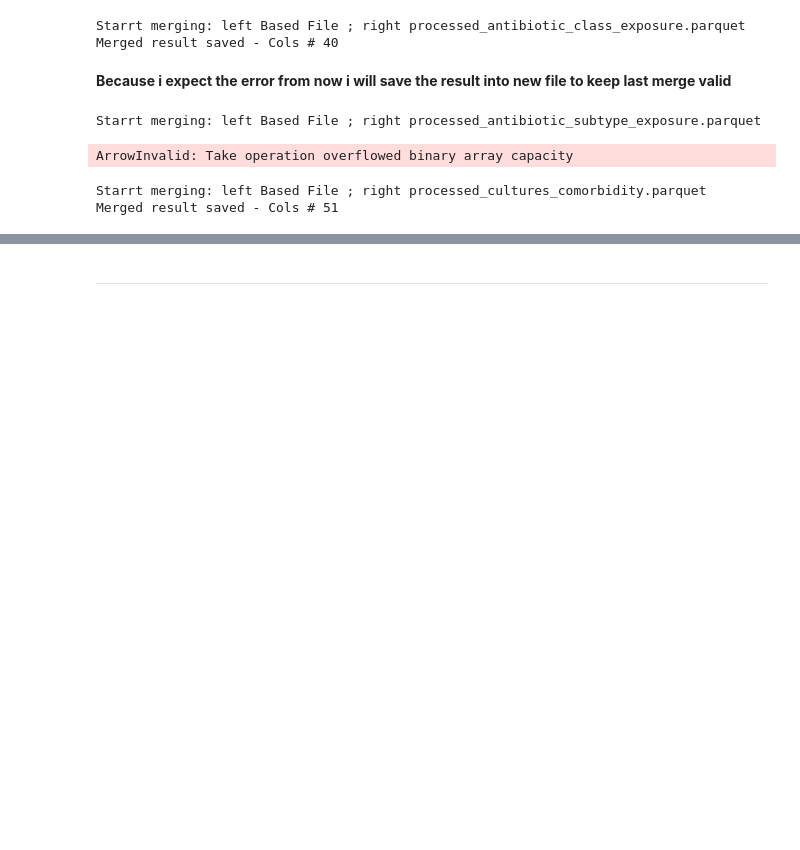
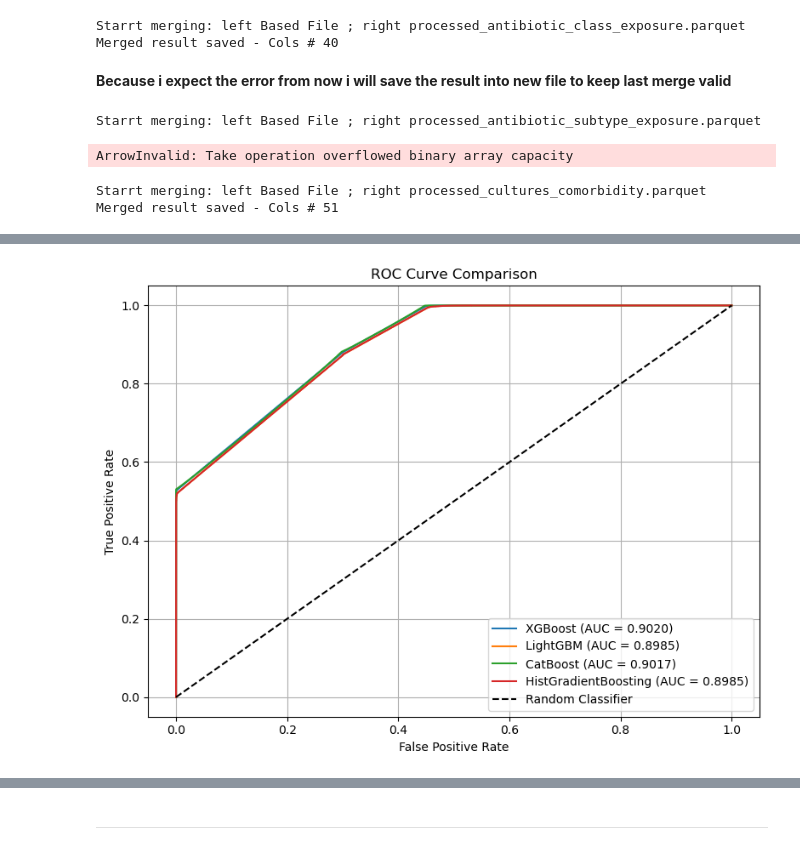
Before and after one commit to ZohoorAlmalkiUQU/ML_Project_UQU, a Jupyter notebook: ARMD_Dataset/ARMD_Sample_Preparing_Enhanced_Sampling.ipynb, the cells around one changed output, grey strips where cells are left out. Cells and saved outputs as stored; diff of their text form; code cells hidden in the pictures; blank space fills up the shorter version.

```diff
--- a/ARMD_Dataset/ARMD_Sample_Preparing_Enhanced_Sampling.ipynb
+++ b/ARMD_Dataset/ARMD_Sample_Preparing_Enhanced_Sampling.ipynb
@@ -2522,0 +2328,16 @@ ArrowInvalid: Take operation overflowed binary array capacity
+# %%
+import pandas as pd
+from sklearn.model_selection import train_test_split
+
+df = pd.read_parquet("merged_sample_one_processed/merge_all_except_subtype.parquet")
+
+keys_to_drop = ['anon_id', 'pat_enc_csn_id_coded', 'order_proc_id_coded', 'order_time_jittered_utc']
+df = df.drop(columns=keys_to_drop, errors='ignore')
+
+target_col = 'susceptibility'
+X = df.drop(columns=target_col)
+y = df[target_col]
+
+X_train, X_test, y_train, y_test = train_test_split(
+    X, y, test_size=0.2, stratify=y, random_state=42
+)
@@ -2522,0 +2450,34 @@ ArrowInvalid: Take operation overflowed binary array capacity
+# %%
+import matplotlib.pyplot as plt
+from sklearn.metrics import roc_curve, auc
+
+# Compute ROC curve and AUC for each model
+fpr_xgb, tpr_xgb, _ = roc_curve(y_test, xgb_model.predict_proba(X_test)[:, 1])
+roc_auc_xgb = auc(fpr_xgb, tpr_xgb)
+
+fpr_lgb, tpr_lgb, _ = roc_curve(y_test, lgb_model.predict_proba(X_test)[:, 1])
+roc_auc_lgb = auc(fpr_lgb, tpr_lgb)
+
+fpr_cat, tpr_cat, _ = roc_curve(y_test, cat_model.predict_proba(X_test_cat)[:, 1])
+roc_auc_cat = auc(fpr_cat, tpr_cat)
+
+fpr_hgb, tpr_hgb, _ = roc_curve(y_test, hgb_model.predict_proba(X_test)[:, 1])
+roc_auc_hgb = auc(fpr_hgb, tpr_hgb)
+
+# Plot
+plt.figure(figsize=(8, 6))
+plt.plot(fpr_xgb, tpr_xgb, label=f"XGBoost (AUC = {roc_auc_xgb:.4f})")
+plt.plot(fpr_lgb, tpr_lgb, label=f"LightGBM (AUC = {roc_auc_lgb:.4f})")
+plt.plot(fpr_cat, tpr_cat, label=f"CatBoost (AUC = {roc_auc_cat:.4f})")
+plt.plot(fpr_hgb, tpr_hgb, label=f"HistGradientBoosting (AUC = {roc_auc_hgb:.4f})")
+
+plt.plot([0, 1], [0, 1], 'k--', label="Random Classifier")
+plt.xlabel("False Positive Rate")
+plt.ylabel("True Positive Rate")
+plt.title("ROC Curve Comparison")
+plt.legend(loc="lower right")
+plt.grid(True)
+plt.tight_layout()
+plt.show()
+# %% [output]
+[figure, added]
```
Also changed, not shown: parts of 13 cells of this notebook, 5 other files.
